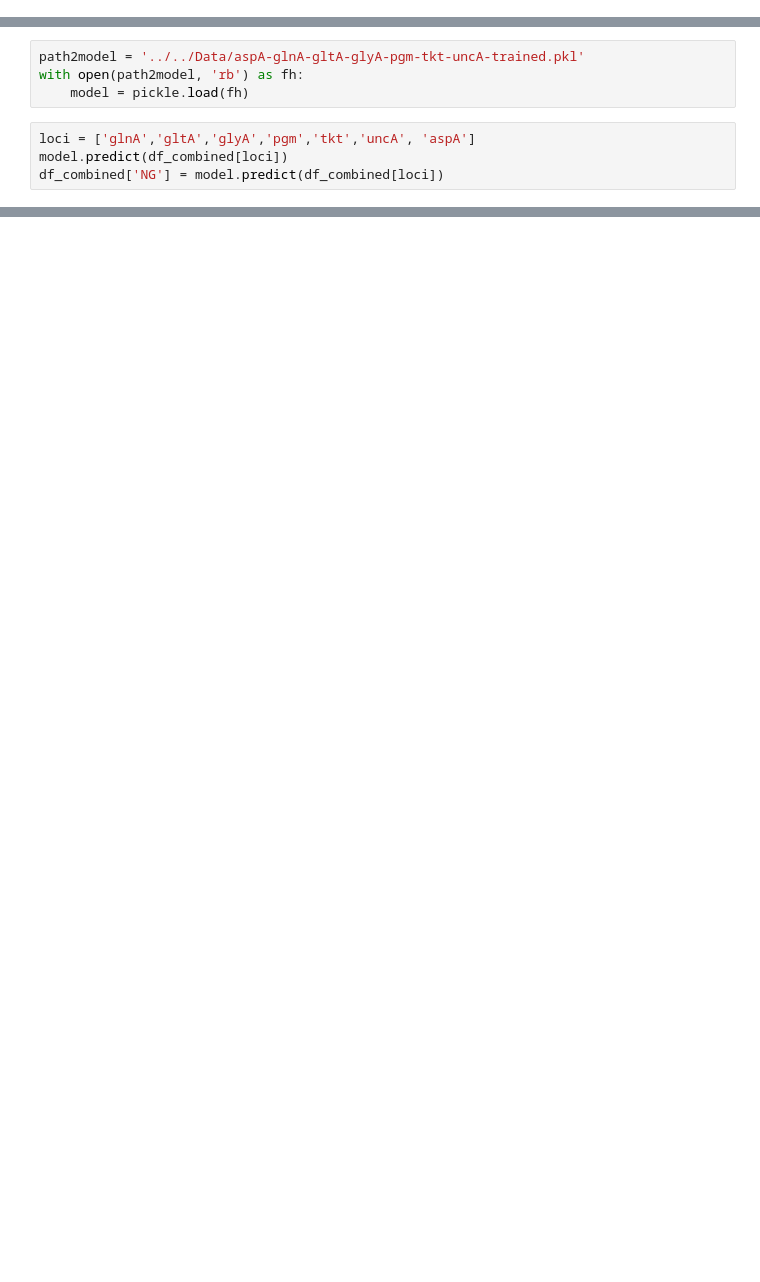
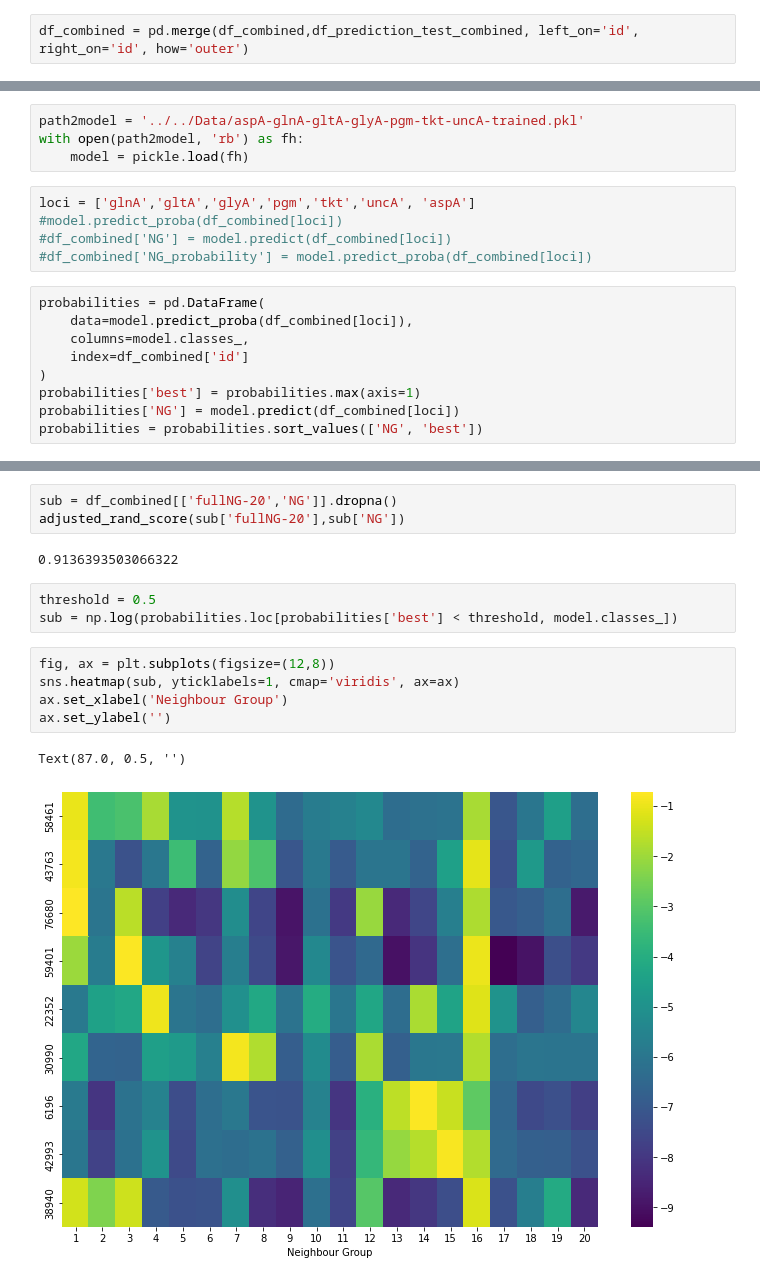
Before and after one commit to bgrdessislava/Campyjejuni_gyrA, a Jupyter notebook: Non_r/Combining_10359_isolate_metadata_coreMLSTvalues.ipynb, the cells around one changed output, grey strips where cells are left out. Cells and saved outputs as stored; diff of their text form; blank space fills up the shorter version.

```diff
--- a/Non_r/Combining_10359_isolate_metadata_coreMLSTvalues.ipynb
+++ b/Non_r/Combining_10359_isolate_metadata_coreMLSTvalues.ipynb
@@ -43,2 +46,4 @@ df_MLST_Meta.head()
 # %%
 df_combined = pd.merge(df_coreMLST, df_MLST_Meta, left_on='id', right_on = 'id', how='outer')
+# %%
+df_combined = pd.merge(df_combined,df_prediction_test_combined, left_on='id', right_on='id', how='outer')
@@ -48,5 +63,15 @@ with open(path2model, 'rb') as fh:
     model = pickle.load(fh)
 # %%
 loci = ['glnA','gltA','glyA','pgm','tkt','uncA', 'aspA']
-model.predict(df_combined[loci])
-df_combined['NG'] = model.predict(df_combined[loci])
+#model.predict_proba(df_combined[loci])
+#df_combined['NG'] = model.predict(df_combined[loci])
+#df_combined['NG_probability'] = model.predict_proba(df_combined[loci])
+# %%
+probabilities = pd.DataFrame(
+    data=model.predict_proba(df_combined[loci]),
+    columns=model.classes_,
+    index=df_combined['id']
+)
+probabilities['best'] = probabilities.max(axis=1)
+probabilities['NG'] = model.predict(df_combined[loci])
+probabilities = probabilities.sort_values(['NG', 'best'])
@@ -54,0 +112,16 @@ df_combined.to_excel('../../Data/10359_coreMLST_metadata_MLST_combined.xlsx')
+# %%
+sub = df_combined[['fullNG-20','NG']].dropna()
+adjusted_rand_score(sub['fullNG-20'],sub['NG'])
+# %% [output]
+0.9136393503066322
+# %%
+threshold = 0.5
+sub = np.log(probabilities.loc[probabilities['best'] < threshold, model.classes_])
+# %%
+fig, ax = plt.subplots(figsize=(12,8))
+sns.heatmap(sub, yticklabels=1, cmap='viridis', ax=ax)
+ax.set_xlabel('Neighbour Group')
+ax.set_ylabel('')
+# %% [output]
+Text(87.0, 0.5, '')
+[figure, added]
```
Also changed, not shown: parts of 22 cells of this notebook, 2 other files.
